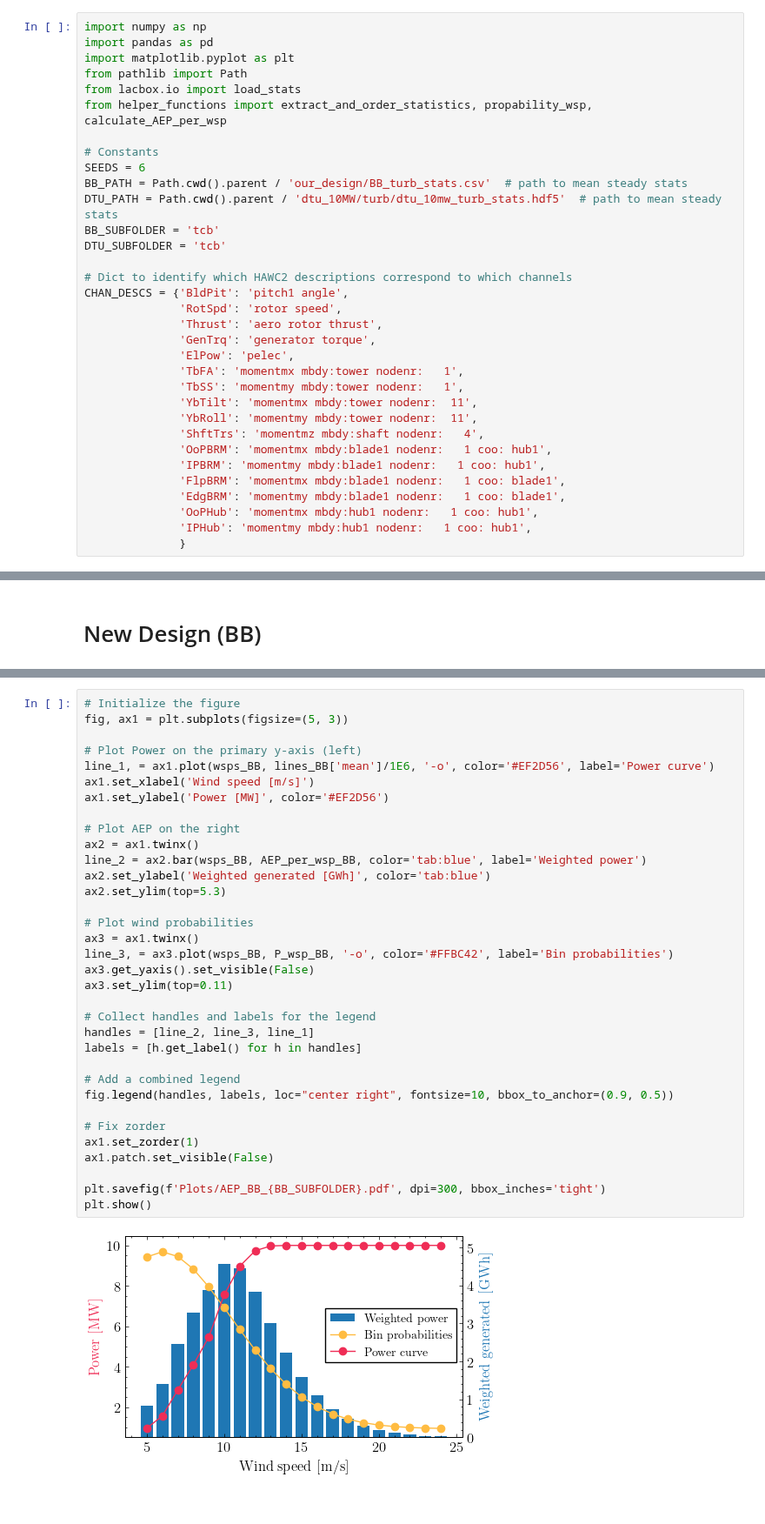
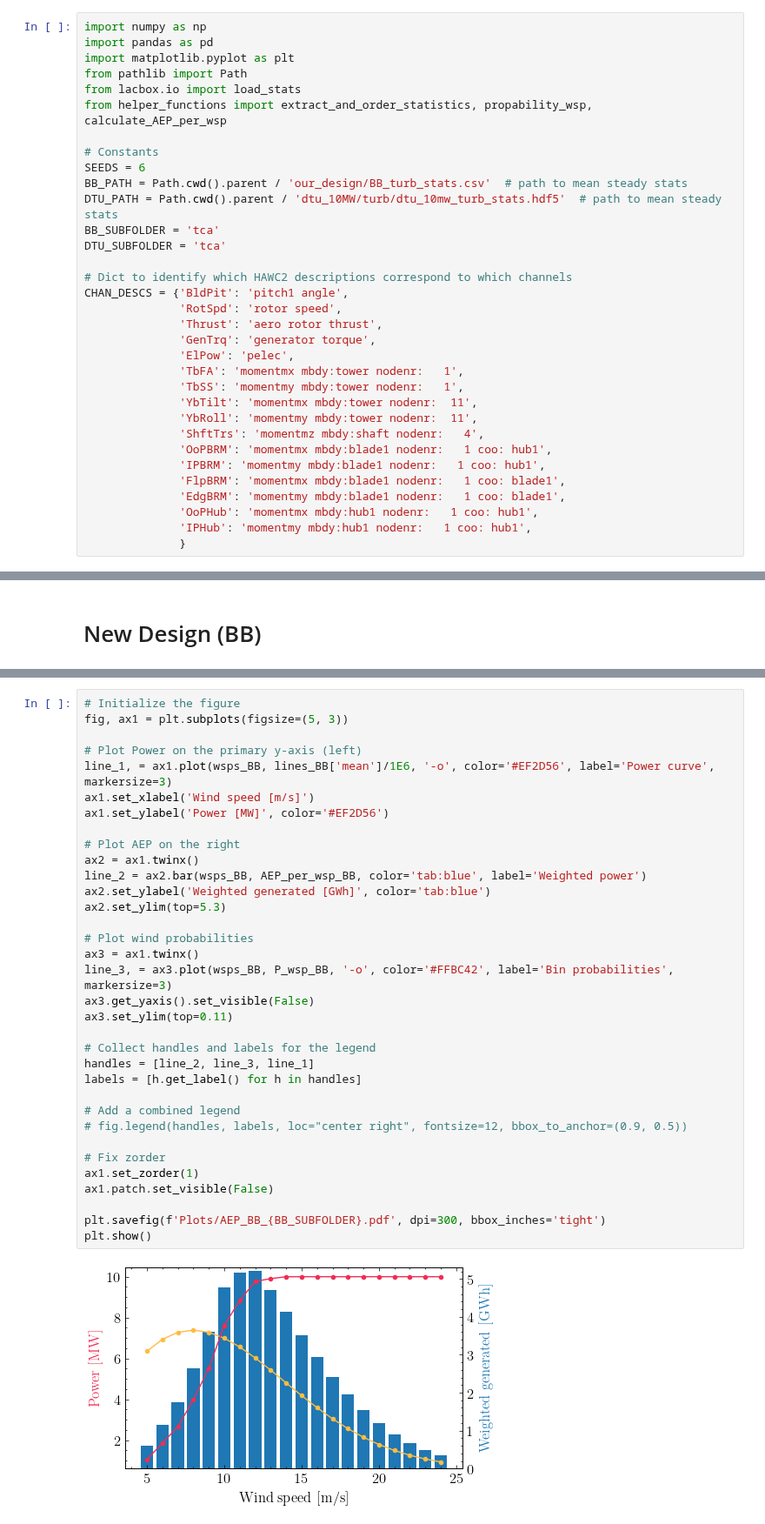
Before and after one commit to SpyrosAcheimastos/LAC, a Jupyter notebook: Assignment_4/code/AEP_Spyros.ipynb, the cells around one changed output, grey strips where cells are left out. Shown at 87% size. Saved outputs shown, nothing was run; the diff lists cells and outputs as text.

Commit message:
AEP_plots_updated

```diff
--- a/Assignment_4/code/AEP_Spyros.ipynb
+++ b/Assignment_4/code/AEP_Spyros.ipynb
@@ -10,8 +10,8 @@ from helper_functions import extract_and_order_statistics, propability_wsp, calc
 SEEDS = 6
 BB_PATH = Path.cwd().parent / 'our_design/BB_turb_stats.csv'  # path to mean steady stats
 DTU_PATH = Path.cwd().parent / 'dtu_10MW/turb/dtu_10mw_turb_stats.hdf5'  # path to mean steady stats
-BB_SUBFOLDER = 'tcb'
-DTU_SUBFOLDER = 'tcb'
+BB_SUBFOLDER = 'tca'
+DTU_SUBFOLDER = 'tca'
 
 # Dict to identify which HAWC2 descriptions correspond to which channels
 CHAN_DESCS = {'BldPit': 'pitch1 angle',
@@ -130,34 +130,34 @@ BB at "tcb" has AEP=34.597 GWh
 fig, ax1 = plt.subplots(figsize=(5, 3))
 
 # Plot Power on the primary y-axis (left)
-line_1, = ax1.plot(wsps_BB, lines_BB['mean']/1E6, '-o', color='#EF2D56', label='Power curve')
+line_1, = ax1.plot(wsps_BB, lines_BB['mean']/1E6, '-o', color='#EF2D56', label='Power curve', markersize=3)
 ax1.set_xlabel('Wind speed [m/s]')
 ax1.set_ylabel('Power [MW]', color='#EF2D56')
 
 # Plot AEP on the right
 ax2 = ax1.twinx()
 line_2 = ax2.bar(wsps_BB, AEP_per_wsp_BB, color='tab:blue', label='Weighted power')
 ax2.set_ylabel('Weighted generated [GWh]', color='tab:blue')
 ax2.set_ylim(top=5.3)
 
 # Plot wind probabilities
 ax3 = ax1.twinx()
-line_3, = ax3.plot(wsps_BB, P_wsp_BB, '-o', color='#FFBC42', label='Bin probabilities')
+line_3, = ax3.plot(wsps_BB, P_wsp_BB, '-o', color='#FFBC42', label='Bin probabilities', markersize=3)
 ax3.get_yaxis().set_visible(False)
 ax3.set_ylim(top=0.11)
 
 # Collect handles and labels for the legend
 handles = [line_2, line_3, line_1]
 labels = [h.get_label() for h in handles]
 
 # Add a combined legend
-fig.legend(handles, labels, loc="center right", fontsize=10, bbox_to_anchor=(0.9, 0.5))
+# fig.legend(handles, labels, loc="center right", fontsize=12, bbox_to_anchor=(0.9, 0.5))
 
 # Fix zorder
 ax1.set_zorder(1)
 ax1.patch.set_visible(False)
 
 plt.savefig(f'Plots/AEP_BB_{BB_SUBFOLDER}.pdf', dpi=300, bbox_inches='tight')
 plt.show()
 # %% [output]
-[figure, old version]
+[figure, new version]
```
Also changed, not shown: parts of 3 cells of this notebook, 1 other file.
